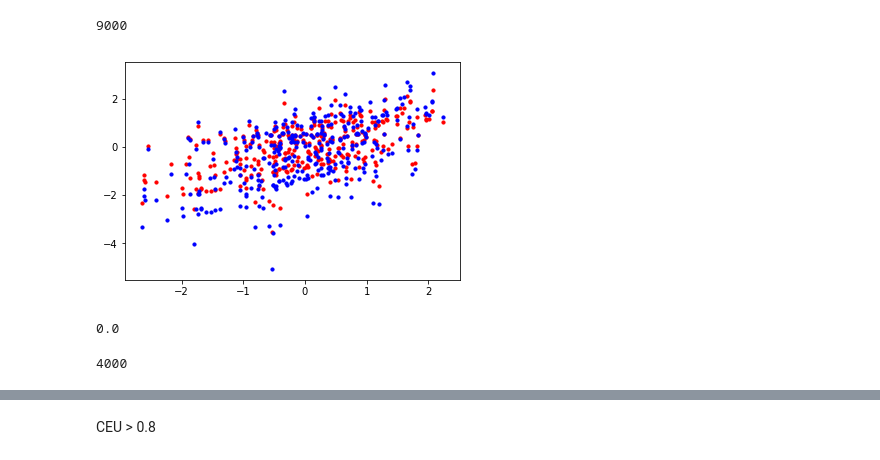
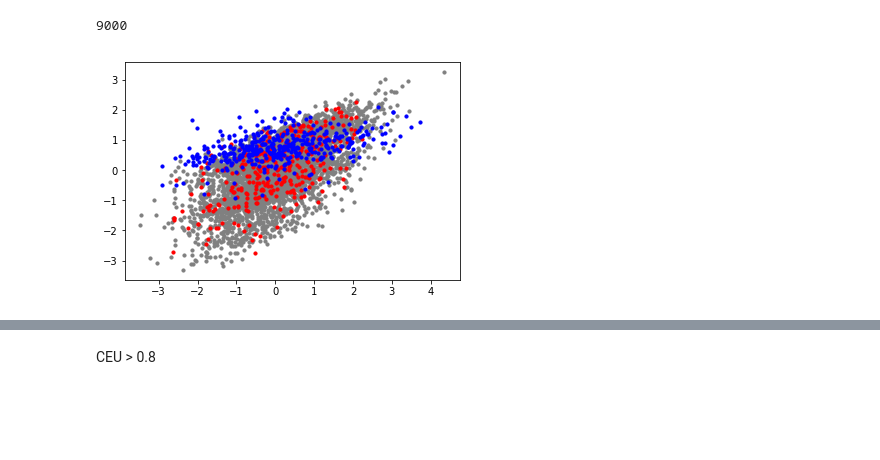
Before and after one commit to taylorcavazos/PRS_Admixture_Simulation, a Jupyter notebook: notebooks/local_ancestry_prs.ipynb, the cells around one changed output, grey strips where cells are left out. Drawn from its saved outputs; the diff is of its cells as text; code cells hidden in the pictures; blank space fills up the shorter version.

```diff
--- a/notebooks/local_ancestry_prs.ipynb
+++ b/notebooks/local_ancestry_prs.ipynb
@@ -453,24 +449,16 @@ LA_mid2 = LA_label_inds.loc[prop_anc[(prop_anc["Prop_CEU"]>0.4)&(prop_anc["Prop_
 LA_mid3 = LA_label_inds.loc[prop_anc[(prop_anc["Prop_CEU"]>0.6)&(prop_anc["Prop_CEU"]<=0.8)].index,0].values
 LA_high_admix = LA_label_inds.loc[prop_anc[prop_anc["Prop_CEU"]<=0.2].index,0].values
 # %%
-#plt.scatter(true[test_inds],emp_Z[test_inds],s=10,color="gray")
+plt.scatter(true[test_inds],emp_Z[test_inds],s=10,color="gray")
 plt.scatter(true[low_admix],emp_Z[low_admix],color="red",s=10)
-plt.scatter(true[low_admix],emp_Z_LA[LA_low_admix],color="blue",s=10)
-#plt.scatter(true[high_admix],emp_Z[high_admix],color="red",s=10)
+#plt.scatter(true[low_admix],emp_Z_LA[LA_low_admix],color="blue",s=10)
+plt.scatter(true[high_admix],emp_Z[high_admix],color="blue",s=10)
 #plt.scatter(true[high_admix],emp_Z_LA[LA_high_admix],color="blue",s=10)
 #plt.scatter(true[mid_admix],emp_Z[mid_admix],color="orange",s=10)
 
 plt.show()
 # %% [output]
-[figure, old version]
+[figure, new version]
-# %%
-np.log(1)
-# %% [output]
-0.0
-# %%
-len(test_inds)
-# %% [output]
-4000
 # %%
 stats.pearsonr(true[test_inds],emp_Z[test_inds])
 # %% [output]
```
Also changed, not shown: parts of 35 cells of this notebook.
